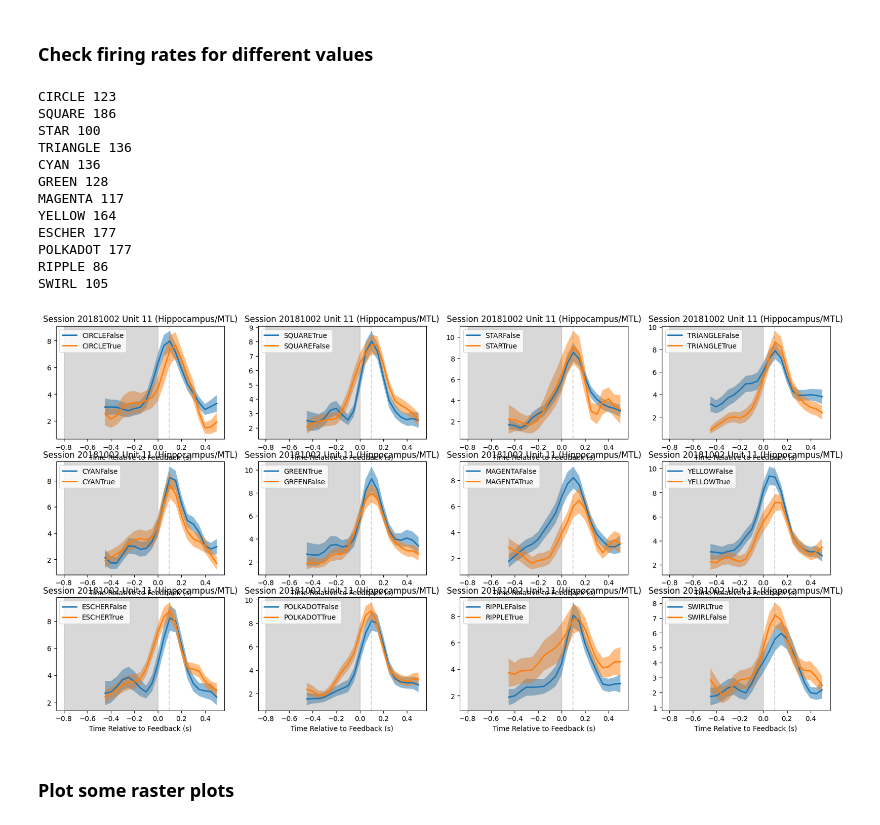
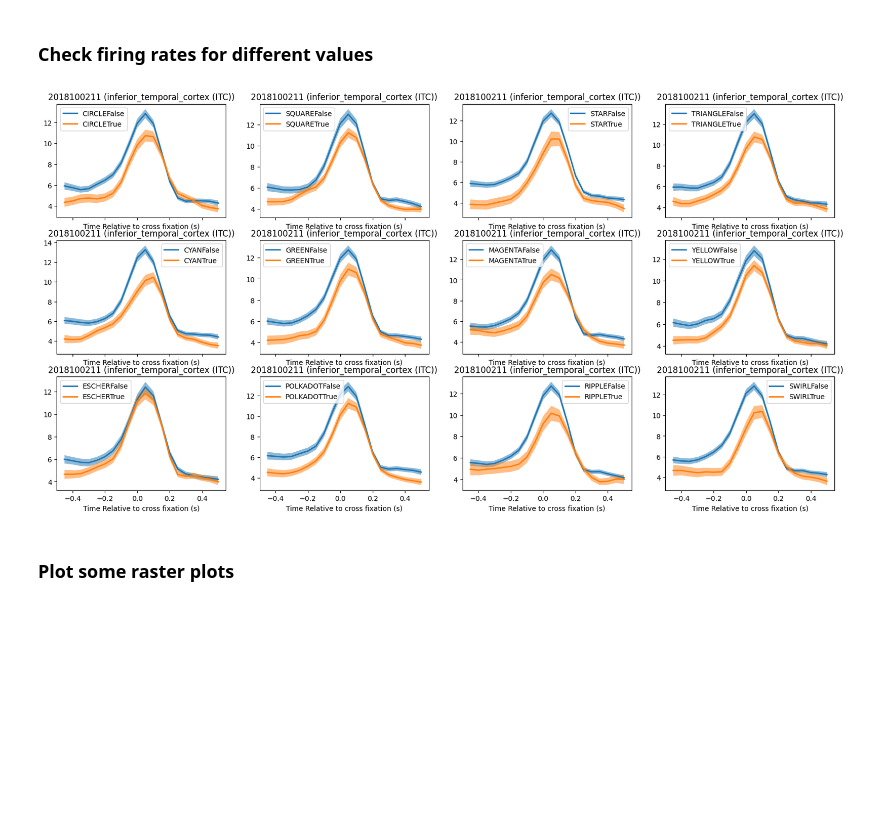
Before and after one commit to pqz317/wcst_decode, a Jupyter notebook: notebooks/20240405_examine_value_glms.ipynb, the cells around one changed output. Saved outputs shown, nothing was run; the diff lists cells and outputs as text; code cells hidden in the pictures; blank space fills up the shorter version.

Commit message:
run agg value glms

```diff
--- a/notebooks/20240405_examine_value_glms.ipynb
+++ b/notebooks/20240405_examine_value_glms.ipynb
@@ -64,8 +62,6 @@ for unit in merged.UnitID.unique():
     ax.legend()
 # %% [markdown]
 ### Look at firing rates of some units
-# %%
-unit_id = 27
 # %%
 SESS_BEHAVIOR_PATH = "/data/rawdata/sub-SA/sess-{sess_name}/behavior/sub-SA_sess-{sess_name}_object_features.csv"
 
@@ -116,6 +112,8 @@ def plot_features_frs_for_unit(unit_row):
             }
         visualization_utils.plot_mean_frs_by_group(session, unit_id, frs, valid_beh_rpes, group_name, pos, axs[i], mode="FiringRate", group_colors=group_colors)
 # %%
-unit_row = positions[positions.UnitID == unit_id].iloc[0]
+pseudo_unit_id = 2018100208
+positions = spike_utils.get_unit_positions(sessions)
+unit_row = positions[positions.PseudoUnitID == pseudo_unit_id].iloc[0]
 plot_features_frs_for_unit(unit_row)
 # %% [output]
@@ -141,7 +139,7 @@ FEATURE_DIMS = ["Color", "Shape", "Pattern"]
 # %%
 positions = spike_utils.get_unit_positions(sessions)
 # %%
-threshold = 0.25
+threshold = 0.1
 def plot_unit_by_feature_value(unit_row, feature, ax):
     session = unit_row.session
     unit_id = unit_row.UnitID
@@ -157,10 +155,10 @@ def plot_unit_by_feature_value(unit_row, feature, ax):
     beh["PrevResponse"] = beh.Response.shift()
     feature_dim = FEATURE_TO_DIM[feature]
     beh[f"Prev{feature_dim}"] = beh[feature_dim].shift()
-    beh = beh[beh["PrevResponse"] == "Correct"]
-    beh = beh[beh[f"Prev{feature_dim}"] == feature]
+    # beh = beh[beh["PrevResponse"] == "Correct"]
+    # beh = beh[beh[f"Prev{feature_dim}"] == feature]
 
-    print(f"{feature} {len(beh)}")
+    # print(f"{feature} {len(beh)}")
 
     beh["ValueGroup"] = beh[feature + "Value"] > threshold
     beh["ValueGroup"] = feature + beh["ValueGroup"].astype(str)
@@ -169,33 +167,41 @@ def plot_unit_by_feature_value(unit_row, feature, ax):
     pos = spike_utils.get_manual_structure(pos)
 
     fr_path = f"/data/patrick_res/firing_rates/{session}_firing_rates_{PRE_INTERVAL}_{EVENT}_{POST_INTERVAL}_{INTERVAL_SIZE}_bins_{SMOOTH}_smooth.pickle"
+    # fr_path = f"/data/patrick_res/firing_rates/{session}_residual_feature_Response_with_interaction_prev_trial_params_firing_rates_{PRE_INTERVAL}_{EVENT}_{POST_INTERVAL}_{INTERVAL_SIZE}_bins_{SMOOTH}_smooth.pickle"
     frs = pd.read_pickle(fr_path)
 
 
-    visualization_utils.plot_mean_frs_by_group(session, unit_id, frs, beh, "ValueGroup", pos, ax, mode="FiringRate")
+    visualization_utils.plot_mean_frs_by_group(session, unit_id, frs, beh, "ValueGroup", pos, ax, mode="FiringRate", set_ax=False)
+    unit_pos = pos[pos.UnitID == unit_id].structure_level2.unique()[0]
+    ax.set_title(f"{unit_row.PseudoUnitID} ({unit_pos})")
+    ax.set_xlabel("Time Relative to cross fixation (s)")
 # %%
-# pseudo_unit_id = 2018092006
-# pseudo_unit_id = 2018080611
+# # pseudo_unit_id = 2018092006
+# # pseudo_unit_id = 2018080611
+# # pseudo_unit_id = 2018071238
+# pseudo_unit_id = 2018092012
+# # pseudo_unit_id = 2018100217
+# # pseudo_unit_id = 2018100201
+# # pseudo_unit_id = 2018071238
+# # pseudo_unit_id = 2018100220
+# # pseudo_unit_id = 2018092012
+# # pseudo_unit_id = 2018092414
+# pseudo_unit_id = 2018080817
 pseudo_unit_id = 2018100211
 unit_row = positions[positions.PseudoUnitID == pseudo_unit_id].iloc[0]
-fig, axs = plt.subplots(3, 4, figsize=(20, 10))
+fig, axs = plt.subplots(3, 4, figsize=(20, 10), sharex=True)
 for i, feature in enumerate(FEATURES):
     ax = axs[int(i / 4), i % 4]
     plot_unit_by_feature_value(unit_row, feature, ax)
+# hip_units = positions[positions.structure_level3 == "hippocampal_formation (HF)"]
+# for pseudo_unit_id in hip_units.PseudoUnitID.unique():
+#     unit_row = positions[positions.PseudoUnitID == pseudo_unit_id].iloc[0]
+#     fig, axs = plt.subplots(3, 4, figsize=(20, 10), sharex=True)
+#     for i, feature in enumerate(FEATURES):
+#         ax = axs[int(i / 4), i % 4]
+#         plot_unit_by_feature_value(unit_row, feature, ax)
 # %% [output]
-CIRCLE 123
-SQUARE 186
-STAR 100
-TRIANGLE 136
-CYAN 136
-GREEN 128
-MAGENTA 117
-YELLOW 164
-ESCHER 177
-POLKADOT 177
-RIPPLE 86
-SWIRL 105
-[figure, old version]
+[figure, new version]
 # %% [markdown]
 ### Plot some raster plots
 # %%
```
Also changed, not shown: parts of 4 cells of this notebook, 10 other files.
